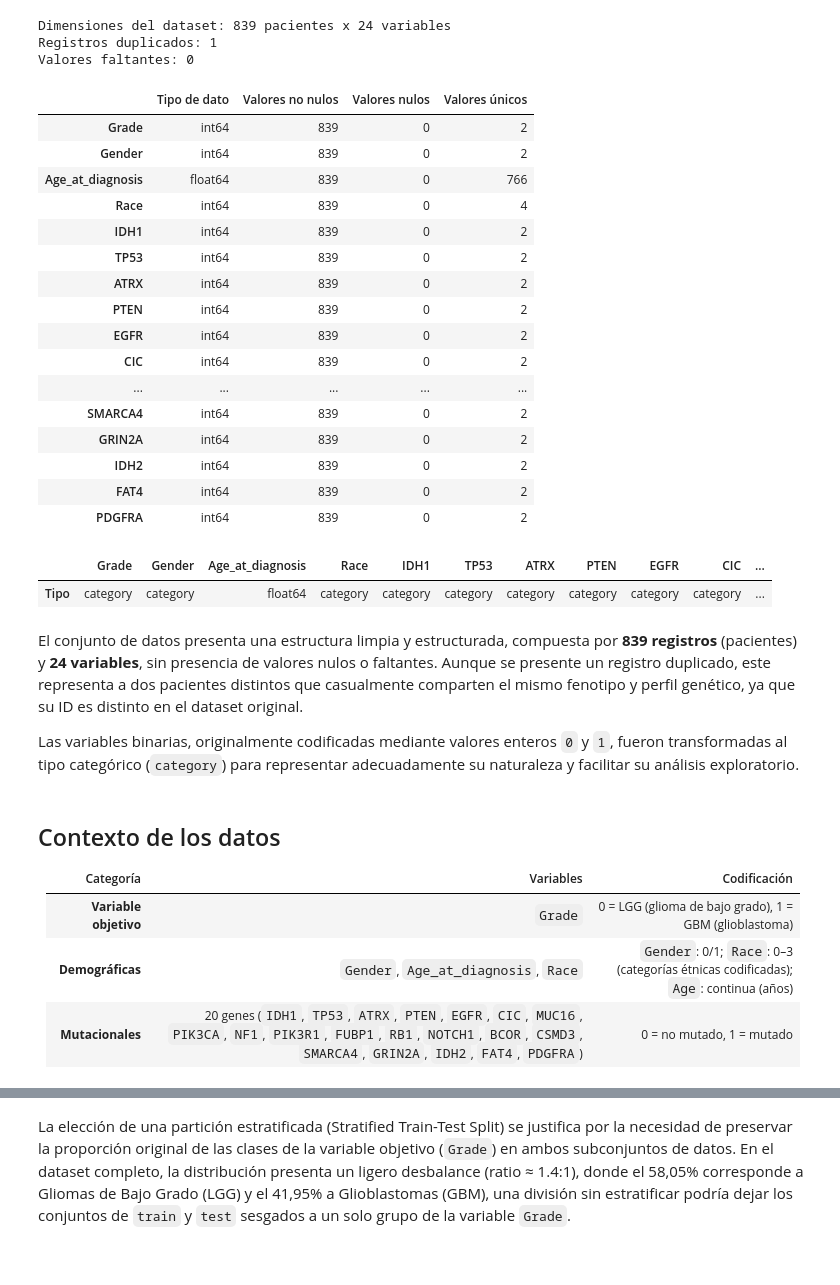
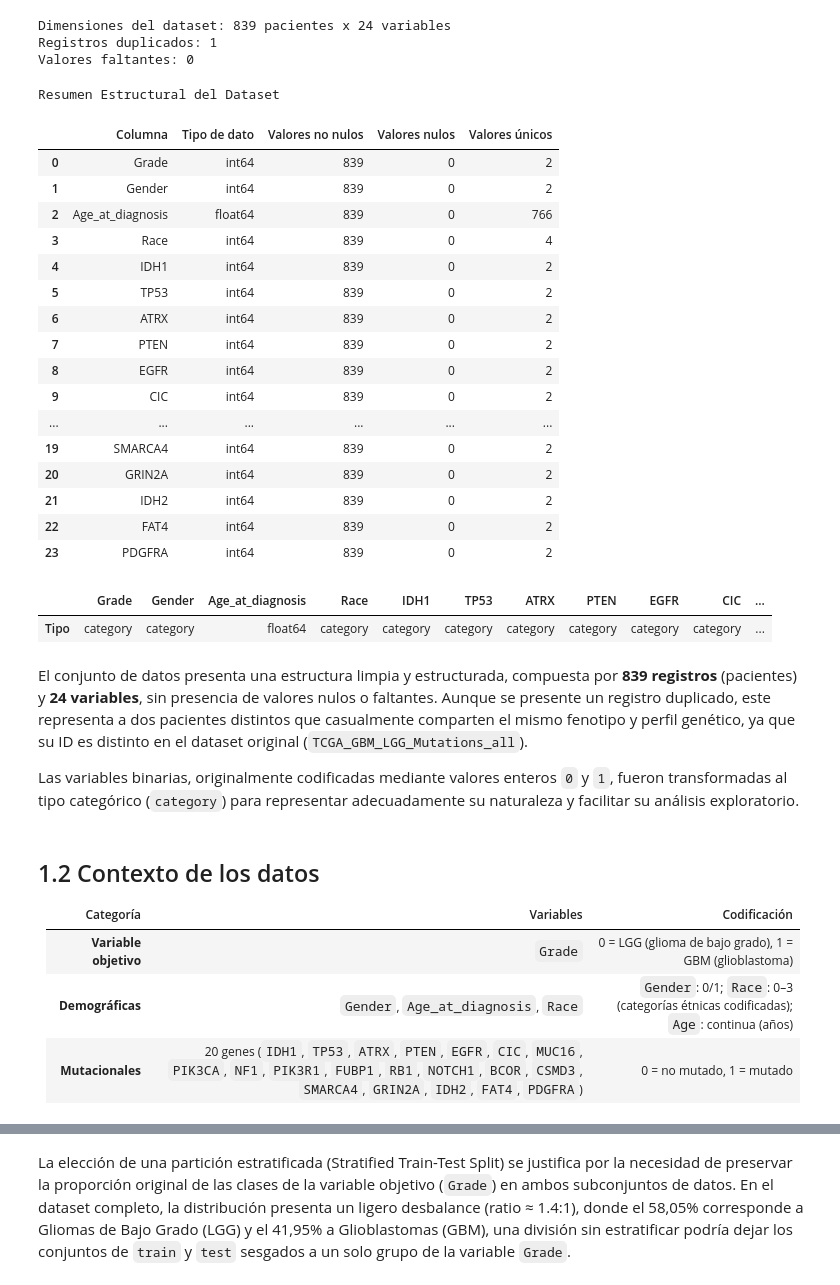
Before and after one commit to joshua2412-a/Proyecto_Viz, a Jupyter notebook: _sources/01_EDA.ipynb, the cells around one changed output, grey strips where cells are left out. Saved outputs shown, nothing was run; the diff lists cells and outputs as text; code cells hidden in the pictures.

```diff
--- a/_sources/01_EDA.ipynb
+++ b/_sources/01_EDA.ipynb
@@ -94,30 +88,39 @@ Valores faltantes: 0
 # %%
 info_df = pd.DataFrame({
     "Tipo de dato": df_mutations.dtypes.astype(str),
     "Valores no nulos": df_mutations.notna().sum().values,
     "Valores nulos": df_mutations.isna().sum().values,
     "Valores únicos": df_mutations.nunique()
 })
 
-info_df
+info_df = info_df.reset_index().rename(columns={"index": "Columna"})
+
+(
+    info_df.style
+    .background_gradient(cmap="Reds", subset=["Valores nulos"])
+    .bar(subset=["Valores únicos"], color="#5fba7d")
+    .set_caption("Resumen Estructural del Dataset")
+    .set_properties(**{"font-weight": "bold"}, subset=["Columna"])
+)
 # %% [output]
+Resumen Estructural del Dataset
-|  | Tipo de dato | Valores no nulos | Valores nulos | Valores únicos |
-| Grade | int64 | 839 | 0 | 2 |
-| Gender | int64 | 839 | 0 | 2 |
-| Age_at_diagnosis | float64 | 839 | 0 | 766 |
-| Race | int64 | 839 | 0 | 4 |
-| IDH1 | int64 | 839 | 0 | 2 |
-| TP53 | int64 | 839 | 0 | 2 |
-| ATRX | int64 | 839 | 0 | 2 |
-| PTEN | int64 | 839 | 0 | 2 |
-| EGFR | int64 | 839 | 0 | 2 |
-| CIC | int64 | 839 | 0 | 2 |
-| ... | ... | ... | ... | ... |
-| SMARCA4 | int64 | 839 | 0 | 2 |
-| GRIN2A | int64 | 839 | 0 | 2 |
-| IDH2 | int64 | 839 | 0 | 2 |
-| FAT4 | int64 | 839 | 0 | 2 |
-| PDGFRA | int64 | 839 | 0 | 2 |
+|  | Columna | Tipo de dato | Valores no nulos | Valores nulos | Valores únicos |
+| 0 | Grade | int64 | 839 | 0 | 2 |
+| 1 | Gender | int64 | 839 | 0 | 2 |
+| 2 | Age_at_diagnosis | float64 | 839 | 0 | 766 |
+| 3 | Race | int64 | 839 | 0 | 4 |
+| 4 | IDH1 | int64 | 839 | 0 | 2 |
+| 5 | TP53 | int64 | 839 | 0 | 2 |
+| 6 | ATRX | int64 | 839 | 0 | 2 |
+| 7 | PTEN | int64 | 839 | 0 | 2 |
+| 8 | EGFR | int64 | 839 | 0 | 2 |
+| 9 | CIC | int64 | 839 | 0 | 2 |
+| ... | ... | ... | ... | ... | ... |
+| 19 | SMARCA4 | int64 | 839 | 0 | 2 |
+| 20 | GRIN2A | int64 | 839 | 0 | 2 |
+| 21 | IDH2 | int64 | 839 | 0 | 2 |
+| 22 | FAT4 | int64 | 839 | 0 | 2 |
+| 23 | PDGFRA | int64 | 839 | 0 | 2 |
 # %%
 columnas_categoricas = df_mutations.columns.difference(["Age_at_diagnosis"])
 df_mutations[columnas_categoricas] = df_mutations[columnas_categoricas].astype("category")
@@ -129,11 +132,11 @@ pd.DataFrame({
 |  | Grade | Gender | Age_at_diagnosis | Race | IDH1 | TP53 | ATRX | PTEN | EGFR | CIC | ... |
 | Tipo | category | category | float64 | category | category | category | category | category | category | category | ... |
 # %% [markdown]
-El conjunto de datos presenta una estructura limpia y estructurada, compuesta por **839 registros** (pacientes) y **24 variables**, sin presencia de valores nulos o faltantes. Aunque se presente un registro duplicado, este representa a dos pacientes distintos que casualmente comparten el mismo fenotipo y perfil genético, ya que su ID es distinto en el dataset original.
+El conjunto de datos presenta una estructura limpia y estructurada, compuesta por **839 registros** (pacientes) y **24 variables**, sin presencia de valores nulos o faltantes. Aunque se presente un registro duplicado, este representa a dos pacientes distintos que casualmente comparten el mismo fenotipo y perfil genético, ya que su ID es distinto en el dataset original (`TCGA_GBM_LGG_Mutations_all`).
 
 Las variables binarias, originalmente codificadas mediante valores enteros `0` y `1`, fueron transformadas al tipo categórico (`category`) para representar adecuadamente su naturaleza y facilitar su análisis exploratorio.
 # %% [markdown]
-## Contexto de los datos
+## 1.2 Contexto de los datos
 
 | Categoría | Variables | Codificación |
 |---|---|---|
```
Also changed, not shown: parts of 46 cells of this notebook, 29 other files.
